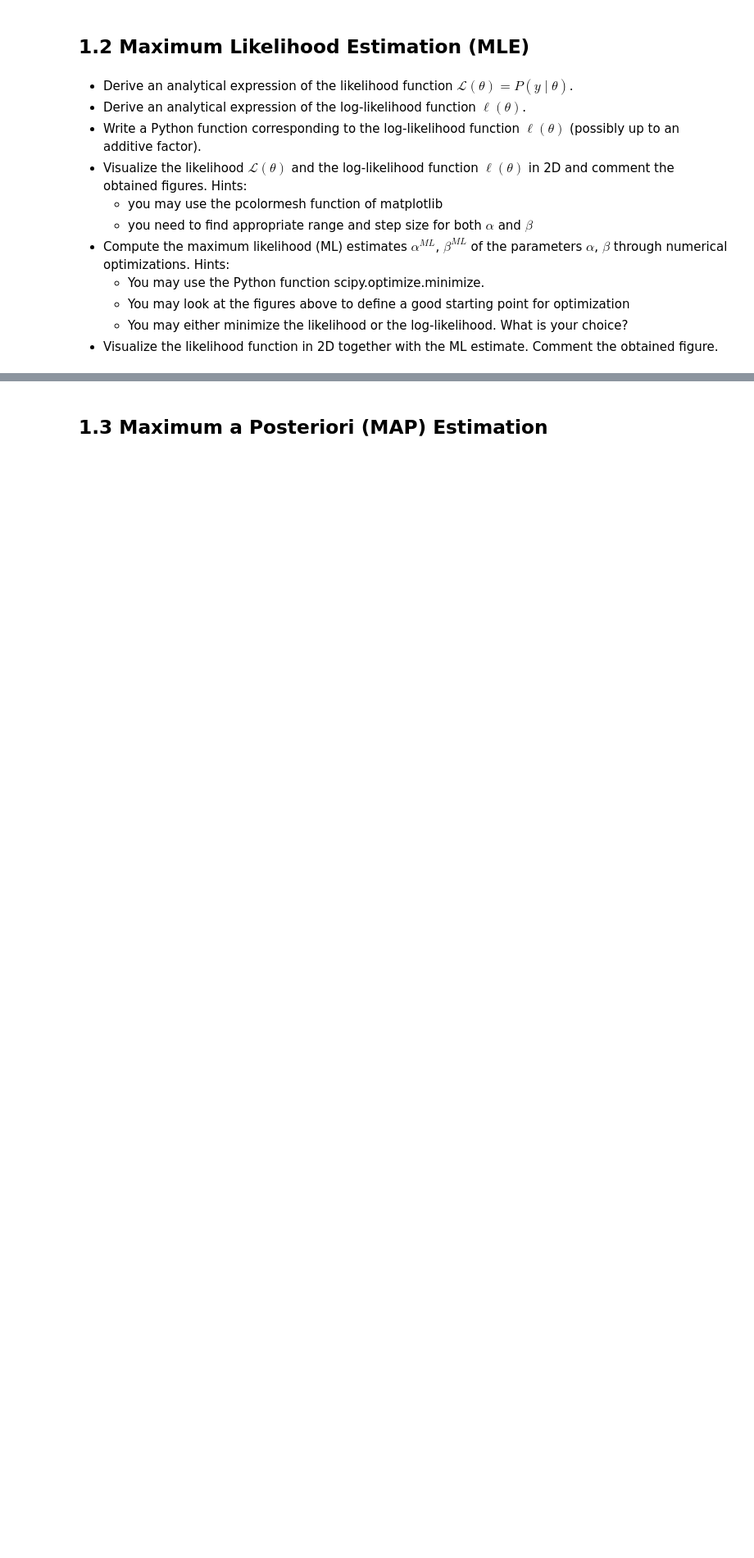
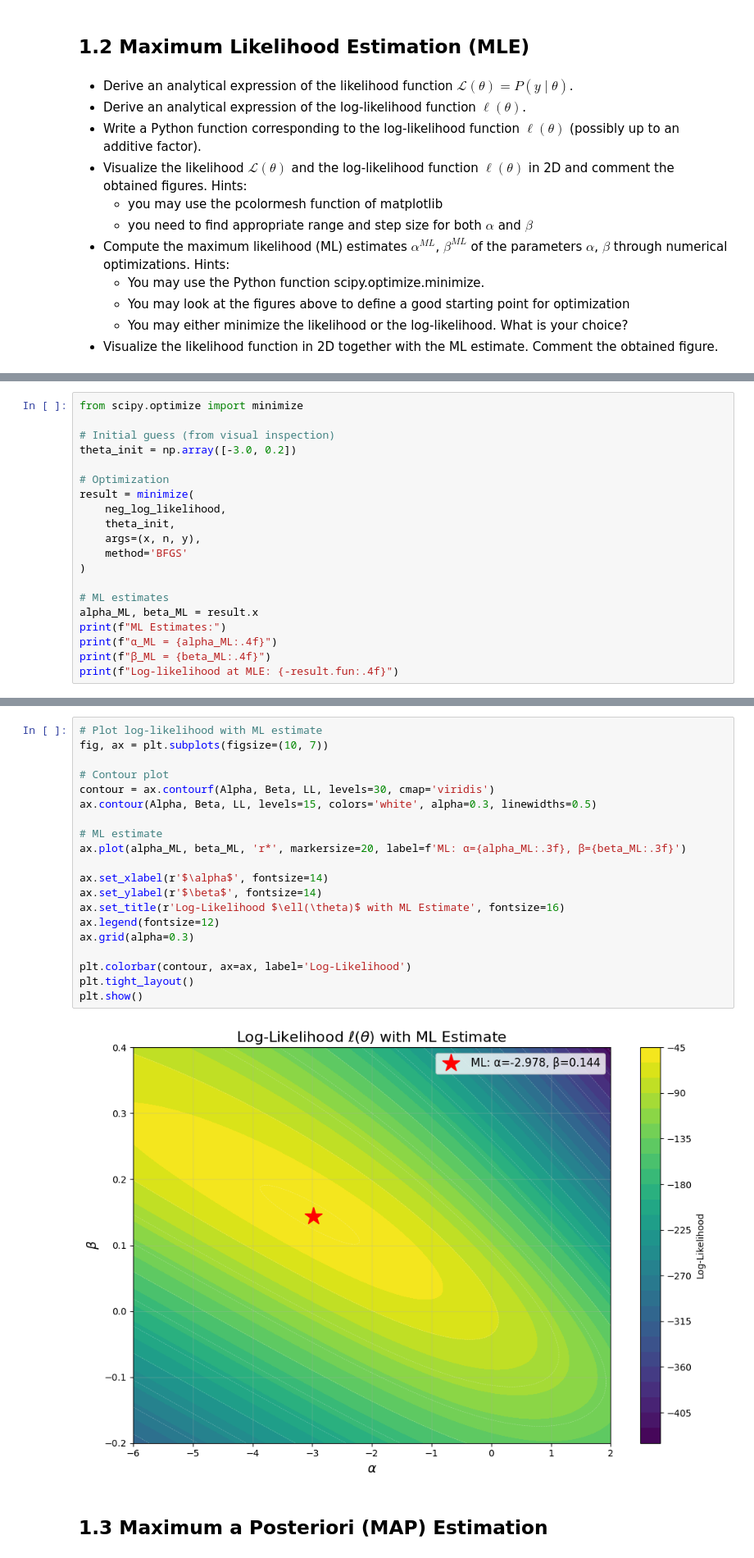
Before and after one commit to AlessandroMecchia/Bayesian_Project_Mushroom_Cultivation, a Jupyter notebook: project.ipynb, the cells around one changed output, grey strips where cells are left out. Shown at 82% size. Cells and saved outputs as stored; diff of their text form; blank space fills up the shorter version.

```diff
--- a/project.ipynb
+++ b/project.ipynb
@@ -184,0 +270,20 @@ Hints:
+# %%
+from scipy.optimize import minimize
+
+# Initial guess (from visual inspection)
+theta_init = np.array([-3.0, 0.2])
+
+# Optimization
+result = minimize(
+    neg_log_likelihood,
+    theta_init,
+    args=(x, n, y),
+    method='BFGS'
+)
+
+# ML estimates
+alpha_ML, beta_ML = result.x
+print(f"ML Estimates:")
+print(f"α_ML = {alpha_ML:.4f}")
+print(f"β_ML = {beta_ML:.4f}")
+print(f"Log-likelihood at MLE: {-result.fun:.4f}")
@@ -185,3 +295,25 @@ Hints:
+# %%
+# Plot log-likelihood with ML estimate
+fig, ax = plt.subplots(figsize=(10, 7))
+
+# Contour plot
+contour = ax.contourf(Alpha, Beta, LL, levels=30, cmap='viridis')
+ax.contour(Alpha, Beta, LL, levels=15, colors='white', alpha=0.3, linewidths=0.5)
+
+# ML estimate
+ax.plot(alpha_ML, beta_ML, 'r*', markersize=20, label=f'ML: α={alpha_ML:.3f}, β={beta_ML:.3f}')
+
+ax.set_xlabel(r'$\alpha$', fontsize=14)
+ax.set_ylabel(r'$\beta$', fontsize=14)
+ax.set_title(r'Log-Likelihood $\ell(\theta)$ with ML Estimate', fontsize=16)
+ax.legend(fontsize=12)
+ax.grid(alpha=0.3)
+
+plt.colorbar(contour, ax=ax, label='Log-Likelihood')
+plt.tight_layout()
+plt.show()
+# %% [output]
+[figure, added]
 # %% [markdown]
 ## 1.3 Maximum a Posteriori (MAP) Estimation
 # %% [markdown]
```
Also changed, not shown: parts of 6 cells of this notebook.
